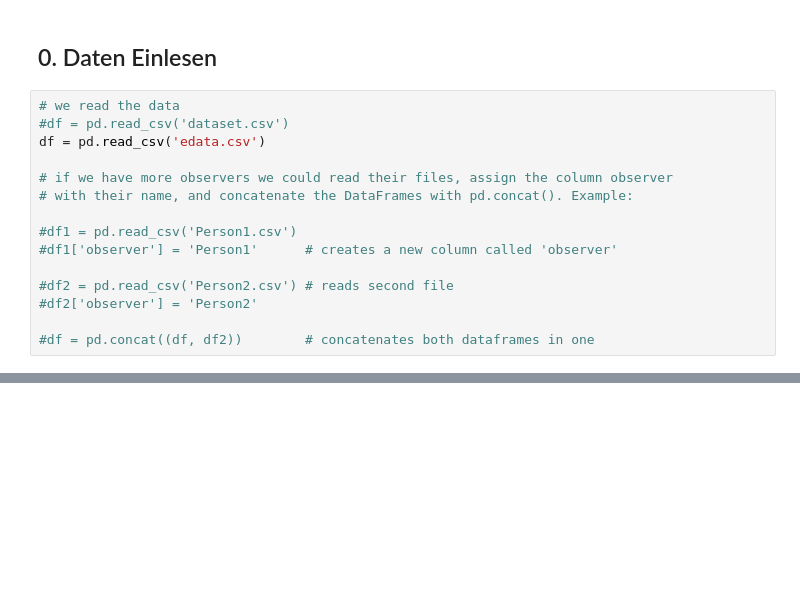
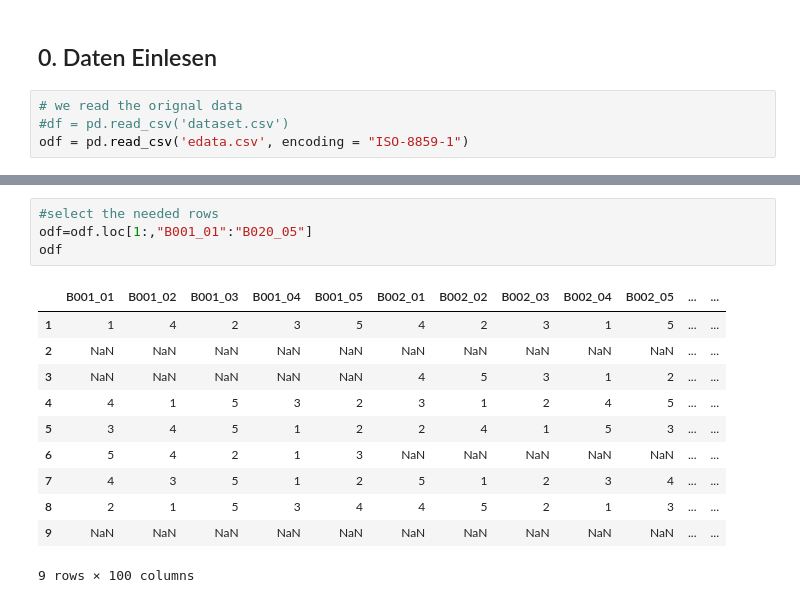
Before and after one commit to 9-cordes/order_experiment, a Jupyter notebook: rearrange_data.ipynb, the cells around one changed output, grey strips where cells are left out. Cells and saved outputs as stored; diff of their text form; blank space fills up the shorter version.

Commit message:
added rearrange data function

```diff
--- a/rearrange_data.ipynb
+++ b/rearrange_data.ipynb
@@ -9,17 +10,6 @@ sns.set_context('poster') # other optionss are: 'poster', 'notebook'
 # %% [markdown]
 ## 0. Daten Einlesen
 # %%
-# we read the data
+# we read the orignal data
 #df = pd.read_csv('dataset.csv')
-df = pd.read_csv('edata.csv')
-
-# if we have more observers we could read their files, assign the column observer
-# with their name, and concatenate the DataFrames with pd.concat(). Example:
-
-#df1 = pd.read_csv('Person1.csv')
-#df1['observer'] = 'Person1'      # creates a new column called 'observer'
-
-#df2 = pd.read_csv('Person2.csv') # reads second file
-#df2['observer'] = 'Person2'
-
-#df = pd.concat((df, df2))        # concatenates both dataframes in one
+odf = pd.read_csv('edata.csv', encoding = "ISO-8859-1")
@@ -30,0 +32,16 @@ df
+# %%
+#select the needed rows
+odf=odf.loc[1:,"B001_01":"B020_05"]
+odf
+# %% [output]
+|  | B001_01 | B001_02 | B001_03 | B001_04 | B001_05 | B002_01 | B002_02 | B002_03 | B002_04 | B002_05 | ... | ... |
+| 1 | 1 | 4 | 2 | 3 | 5 | 4 | 2 | 3 | 1 | 5 | ... | ... |
+| 2 | NaN | NaN | NaN | NaN | NaN | NaN | NaN | NaN | NaN | NaN | ... | ... |
+| 3 | NaN | NaN | NaN | NaN | NaN | 4 | 5 | 3 | 1 | 2 | ... | ... |
+| 4 | 4 | 1 | 5 | 3 | 2 | 3 | 1 | 2 | 4 | 5 | ... | ... |
+| 5 | 3 | 4 | 5 | 1 | 2 | 2 | 4 | 1 | 5 | 3 | ... | ... |
+| 6 | 5 | 4 | 2 | 1 | 3 | NaN | NaN | NaN | NaN | NaN | ... | ... |
+| 7 | 4 | 3 | 5 | 1 | 2 | 5 | 1 | 2 | 3 | 4 | ... | ... |
+| 8 | 2 | 1 | 5 | 3 | 4 | 4 | 5 | 2 | 1 | 3 | ... | ... |
+| 9 | NaN | NaN | NaN | NaN | NaN | NaN | NaN | NaN | NaN | NaN | ... | ... |
+9 rows × 100 columns
```
Also changed, not shown: parts of 10 cells of this notebook, 2 other files.
